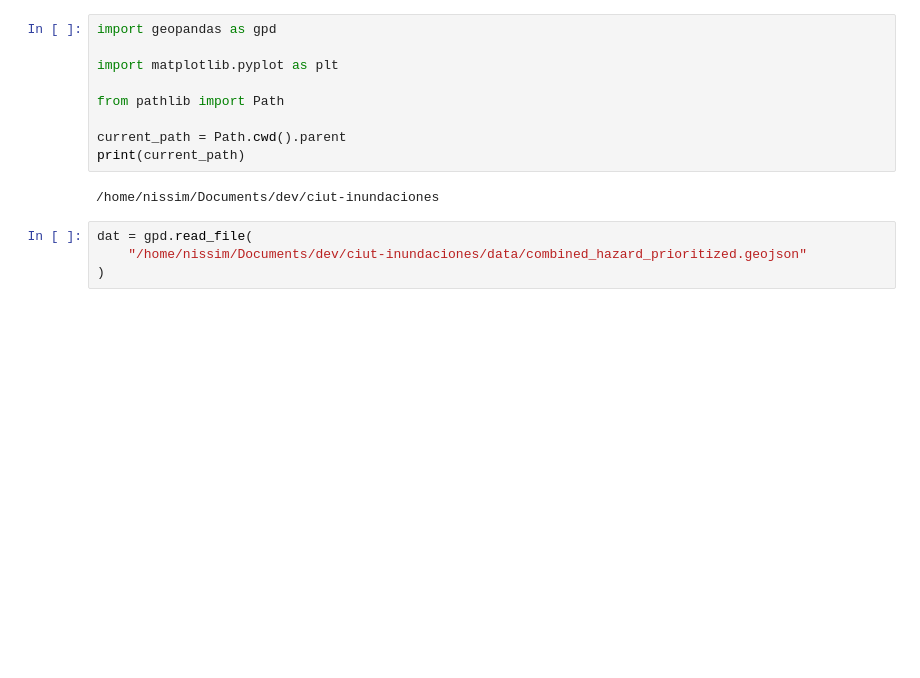
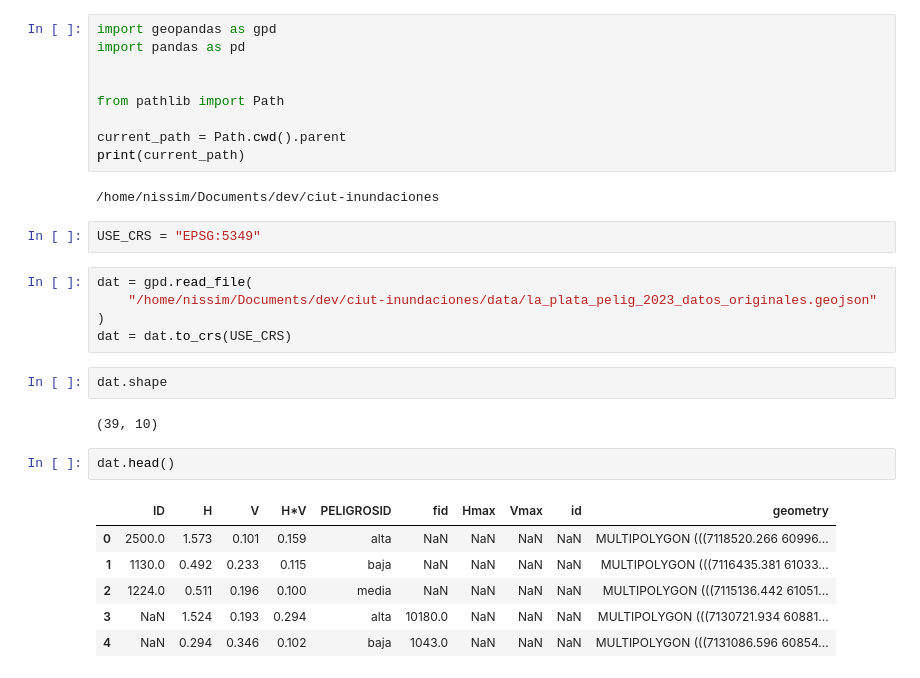
Before and after one commit to nlebovits/ciut-inundaciones, a Jupyter notebook: src/rasterize.ipynb, the cells around one changed output. Saved outputs shown, nothing was run; the diff lists cells and outputs as text; blank space fills up the shorter version.

```diff
--- a/src/rasterize.ipynb
+++ b/src/rasterize.ipynb
@@ -1,7 +1,7 @@
 # %%
 import geopandas as gpd
+import pandas as pd
 
-import matplotlib.pyplot as plt
 
 from pathlib import Path
 
@@ -9,7 +9,23 @@ current_path = Path.cwd().parent
 print(current_path)
 # %% [output]
 /home/nissim/Documents/dev/ciut-inundaciones
+# %%
+USE_CRS = "EPSG:5349"
 # %%
 dat = gpd.read_file(
-    "/home/nissim/Documents/dev/ciut-inundaciones/data/combined_hazard_prioritized.geojson"
+    "/home/nissim/Documents/dev/ciut-inundaciones/data/la_plata_pelig_2023_datos_originales.geojson"
 )
+dat = dat.to_crs(USE_CRS)
+# %%
+dat.shape
+# %% [output]
+(39, 10)
+# %%
+dat.head()
+# %% [output]
+|  | ID | H | V | H*V | PELIGROSID | fid | Hmax | Vmax | id | geometry |
+| 0 | 2500.0 | 1.573 | 0.101 | 0.159 | alta | NaN | NaN | NaN | NaN | MULTIPOLYGON (((7118520.266 60996... |
+| 1 | 1130.0 | 0.492 | 0.233 | 0.115 | baja | NaN | NaN | NaN | NaN | MULTIPOLYGON (((7116435.381 61033... |
+| 2 | 1224.0 | 0.511 | 0.196 | 0.100 | media | NaN | NaN | NaN | NaN | MULTIPOLYGON (((7115136.442 61051... |
+| 3 | NaN | 1.524 | 0.193 | 0.294 | alta | 10180.0 | NaN | NaN | NaN | MULTIPOLYGON (((7130721.934 60881... |
+| 4 | NaN | 0.294 | 0.346 | 0.102 | baja | 1043.0 | NaN | NaN | NaN | MULTIPOLYGON (((7131086.596 60854... |
```
Also changed, not shown: parts of 19 cells of this notebook, 1 other file.
